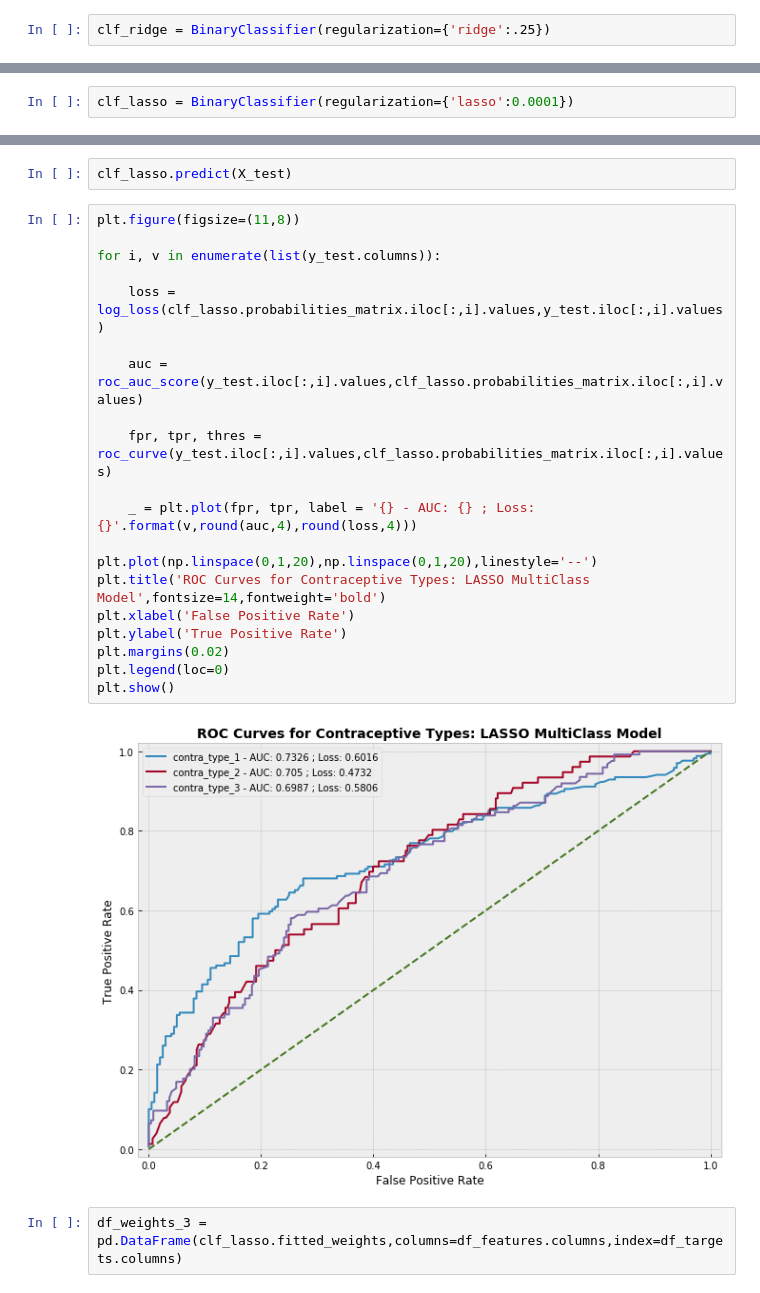
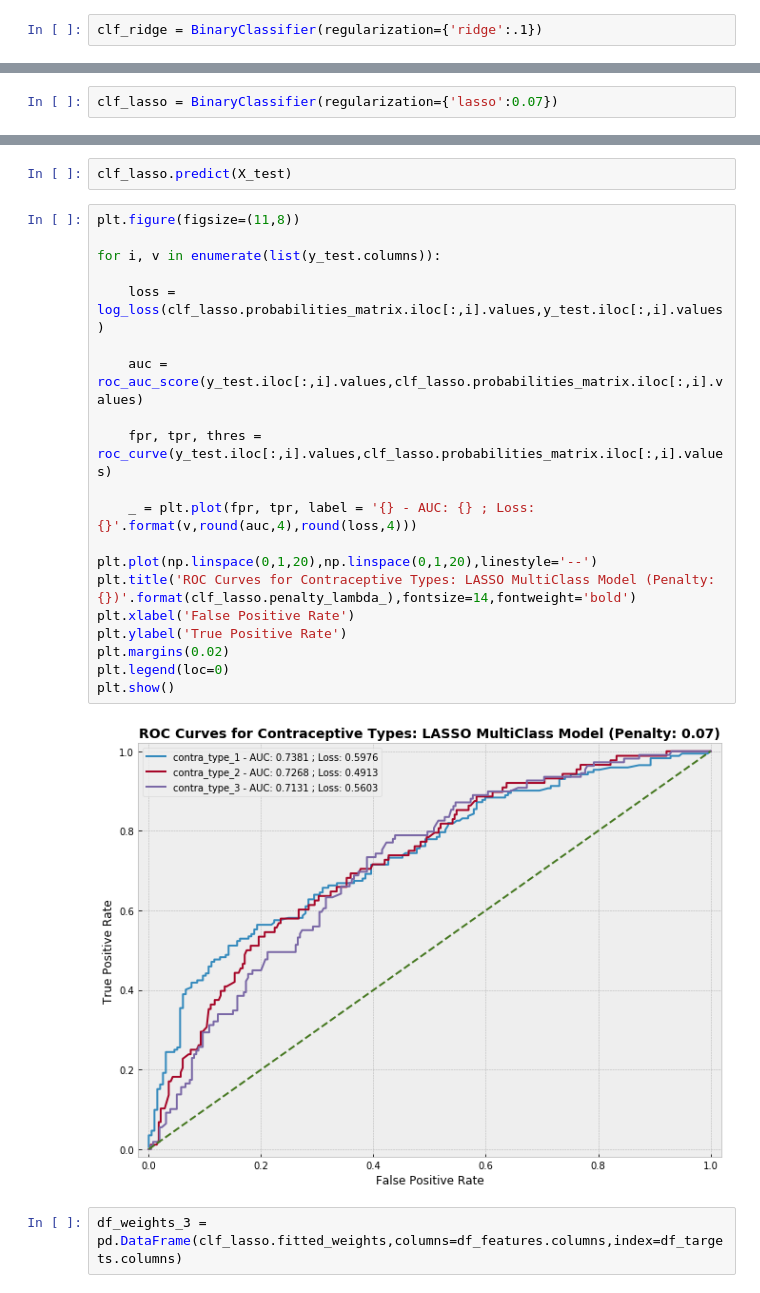
Before and after one commit to MichaelNormandyGavin/contraceptive, a Jupyter notebook: Contraceptive Study Classification.ipynb, the cells around one changed output, grey strips where cells are left out. Saved outputs shown, nothing was run; the diff lists cells and outputs as text.

```diff
--- a/Contraceptive Study Classification.ipynb
+++ b/Contraceptive Study Classification.ipynb
@@ -447,7 +447,7 @@ Name: contra_type_3, dtype: float64
 # %% [markdown]
 ### Model with Ridge Regularization
 # %%
-clf_ridge = BinaryClassifier(regularization={'ridge':.25})
+clf_ridge = BinaryClassifier(regularization={'ridge':.1})
 # %%
 clf_ridge.fit(X_train,y_train)
 # %% [output]
@@ -491,7 +491,7 @@ array([<matplotlib.axes._subplots.AxesSubplot object at 0x...>,
 # %% [markdown]
 ### LASSO Regression
 # %%
-clf_lasso = BinaryClassifier(regularization={'lasso':0.0001})
+clf_lasso = BinaryClassifier(regularization={'lasso':0.07})
 # %%
 clf_lasso.fit(X_train,y_train)
 # %% [output]
@@ -504,25 +504,25 @@ clf_lasso.predict(X_test)
 # %%
 plt.figure(figsize=(11,8))
 
 for i, v in enumerate(list(y_test.columns)):
 
     loss = log_loss(clf_lasso.probabilities_matrix.iloc[:,i].values,y_test.iloc[:,i].values)
 
     auc = roc_auc_score(y_test.iloc[:,i].values,clf_lasso.probabilities_matrix.iloc[:,i].values)
 
     fpr, tpr, thres = roc_curve(y_test.iloc[:,i].values,clf_lasso.probabilities_matrix.iloc[:,i].values)
 
     _ = plt.plot(fpr, tpr, label = '{} - AUC: {} ; Loss: {}'.format(v,round(auc,4),round(loss,4)))
 
 plt.plot(np.linspace(0,1,20),np.linspace(0,1,20),linestyle='--')
-plt.title('ROC Curves for Contraceptive Types: LASSO MultiClass Model',fontsize=14,fontweight='bold')
+plt.title('ROC Curves for Contraceptive Types: LASSO MultiClass Model (Penalty: {})'.format(clf_lasso.penalty_lambda_),fontsize=14,fontweight='bold')
 plt.xlabel('False Positive Rate')
 plt.ylabel('True Positive Rate')
 plt.margins(0.02)
 plt.legend(loc=0)
 plt.show()
 # %% [output]
-[figure, old version]
+[figure, new version]
 # %%
 df_weights_3 = pd.DataFrame(clf_lasso.fitted_weights,columns=df_features.columns,index=df_targets.columns)
 # %%
```
Also changed, not shown: parts of 24 cells of this notebook, 3 other files.
